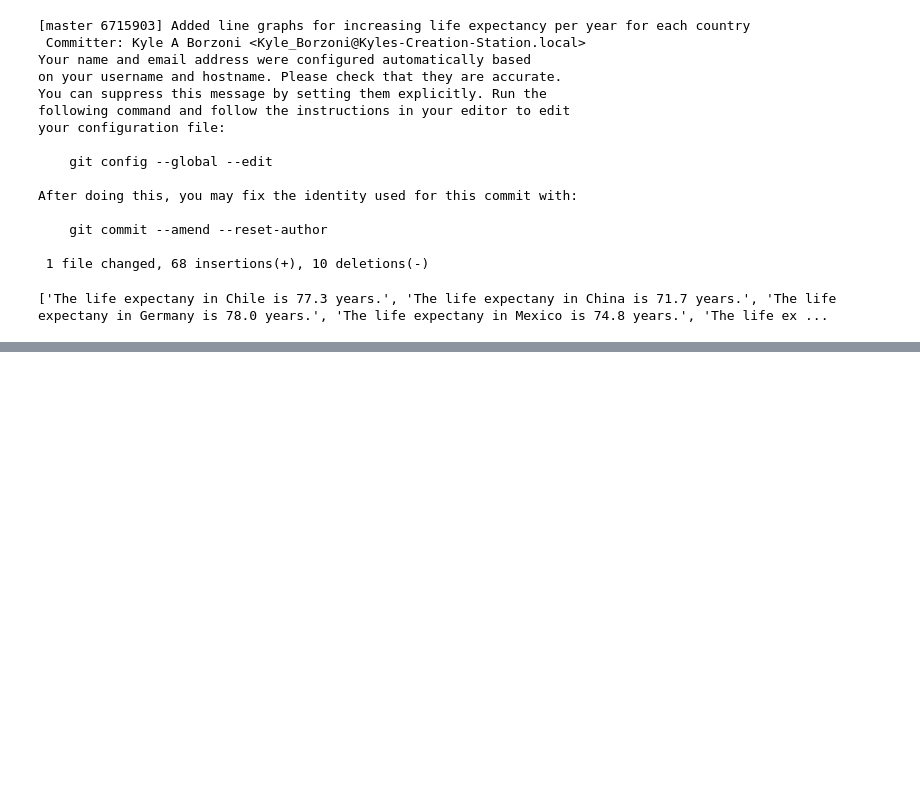
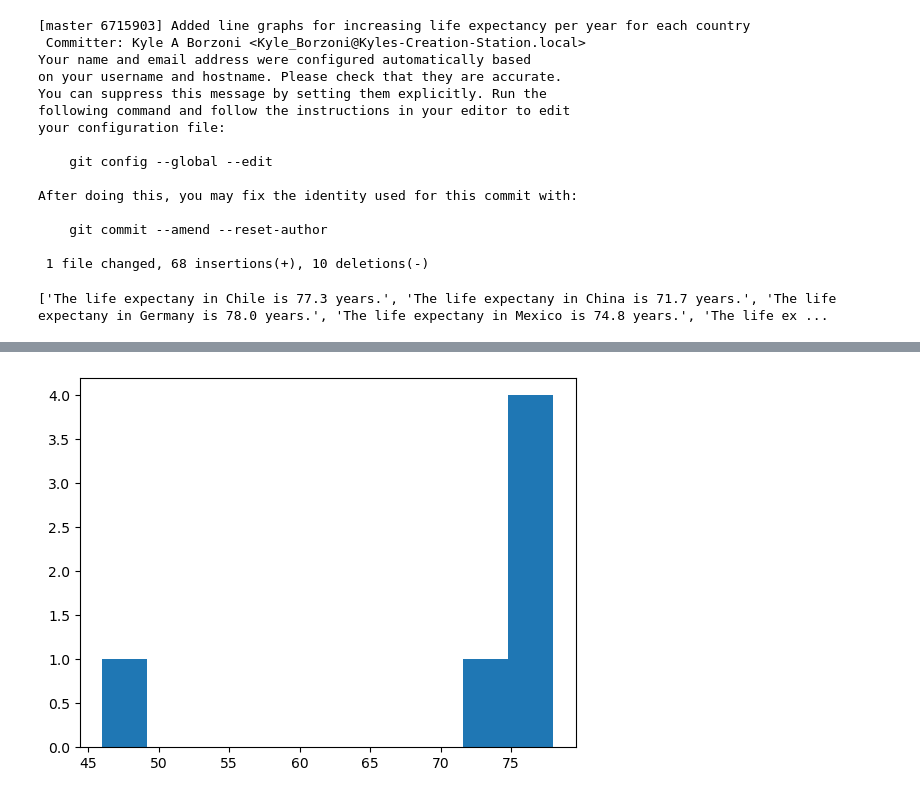
Before and after one commit to Kyloni417/life_expectancy_gdp_proj, a Jupyter notebook: life_expectancy_gdp.ipynb, the cells around one changed output, grey strips where cells are left out. Drawn from its saved outputs; the diff is of its cells as text; code cells hidden in the pictures; blank space fills up the shorter version.

Commit message:
Added histogram of life expectancies

```diff
--- a/life_expectancy_gdp.ipynb
+++ b/life_expectancy_gdp.ipynb
@@ -257,0 +278,6 @@ print(life_exp)
+# %%
+list = [77.3, 71.7, 78.0, 74.8, 76.8, 46.0]
+plt.hist(list)
+plt.show()
+# %% [output]
+[figure, added]
```
Also changed, not shown: parts of 3 cells of this notebook.
